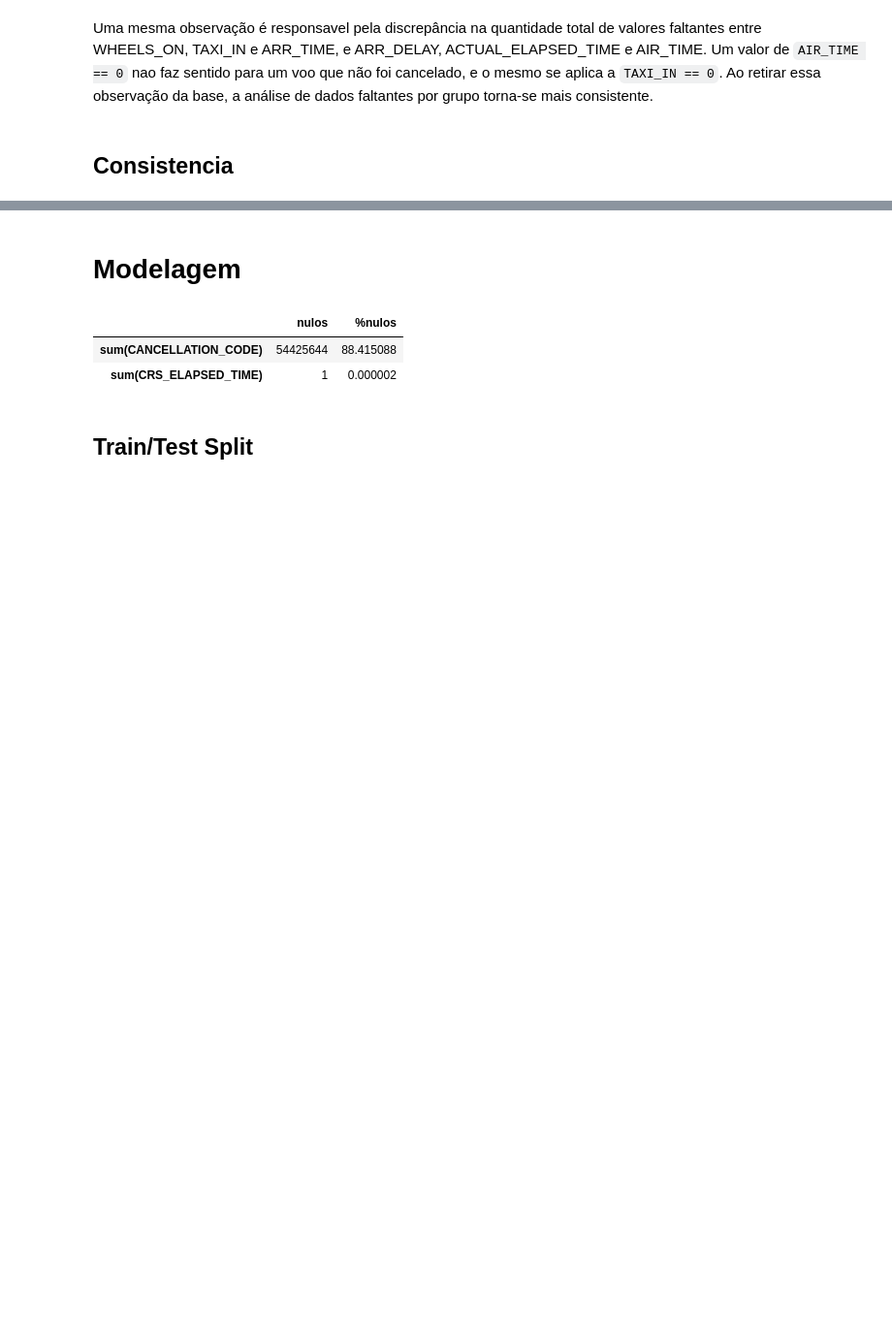
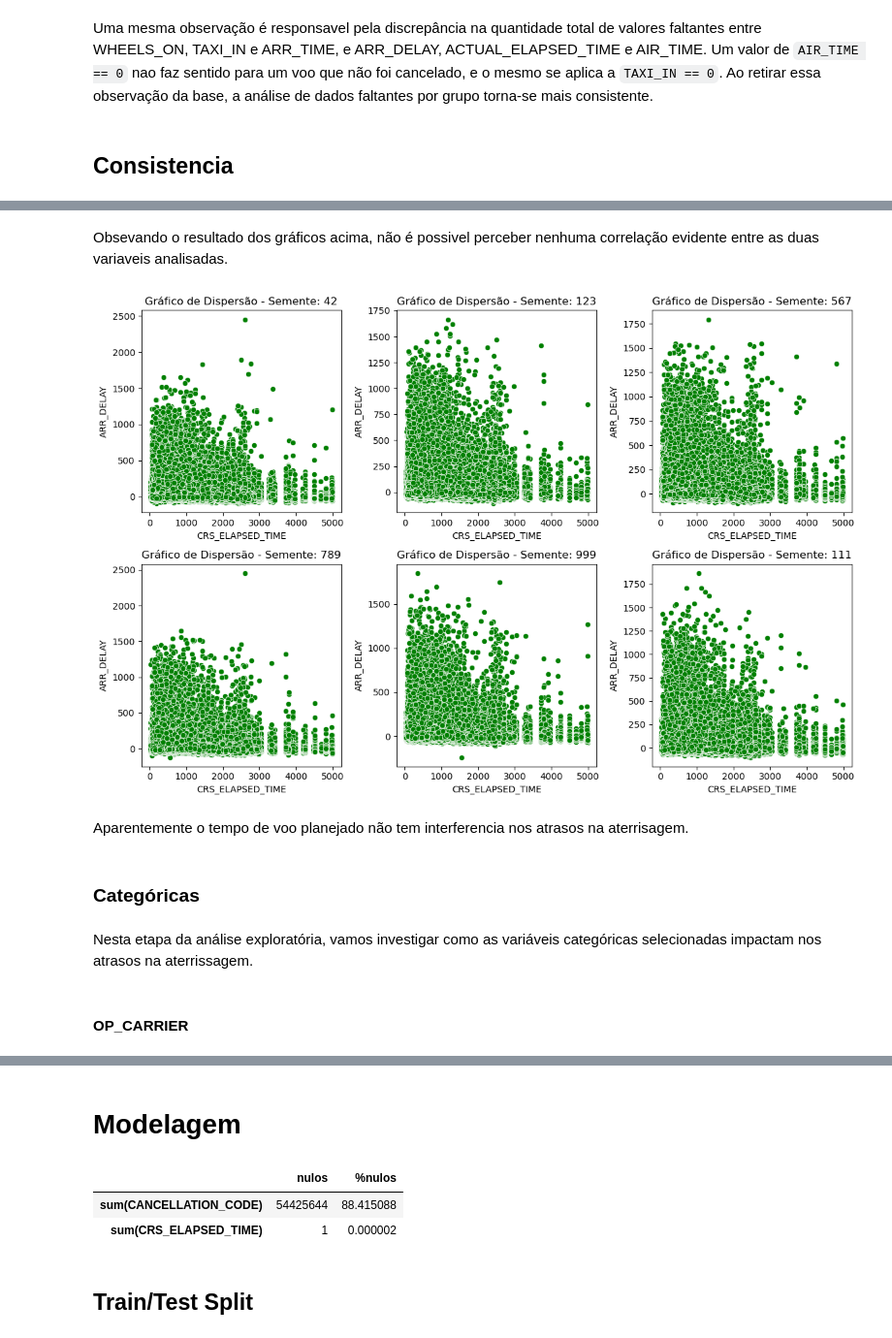
Before and after one commit to caio-a-garcia/BIG-DATA-Projeto-Final, a Jupyter notebook: Limpeza_de_dados.ipynb, the cells around one changed output, grey strips where cells are left out. Shown at 97% size. Saved outputs shown, nothing was run; the diff lists cells and outputs as text; code cells hidden in the pictures; blank space fills up the shorter version.

```diff
--- a/Limpeza_de_dados.ipynb
+++ b/Limpeza_de_dados.ipynb
@@ -388,0 +670,42 @@ assert (df.filter((df.DEP_TIME % 1 != 0) | (df.DEP_DELAY % 1 != 0)).count() == 0
+# %% [markdown]
+Obsevando o resultado dos gráficos acima, não é possivel perceber nenhuma correlação evidente entre as duas variaveis analisadas.
+# %%
+# Criando dataframe com as duas váriaveis
+df_distance_delay = df_final.select("DISTANCE", "ARR_DELAY")
+
+# Lista de sementes aleatórias
+sementes_aleatorias = [42, 123, 567, 789, 999, 111]
+
+# Configurar
+num_linhas = int(len(sementes_aleatorias) / 3)
+num_colunas = 3  # Você pode ajustar o número de colunas conforme necessário
+fig, axs = plt.subplots(num_linhas, num_colunas, figsize=(12,8))
+
+# Loop através das sementes
+for i, semente in enumerate(sementes_aleatorias):
+    # Criar uma amostra do DataFrame usando a semente
+    df_amostra = df_distance_delay.sample(withReplacement=False, fraction=0.05, seed=semente)
+
+    # Coletar a amostra para o ambiente local (Pandas DataFrame)
+    df_pandas = df_amostra.toPandas()
+
+    # Realizar análise exploratória com Seaborn e Matplotlib
+    # Converter axs[i] em um eixo individual usando [0]
+    sns.scatterplot(x='DISTANCE', y='ARR_DELAY', data=df_pandas, ax=axs[i // num_colunas, i % num_colunas], color="green")
+    axs[i // num_colunas, i % num_colunas].set_xlabel('CRS_ELAPSED_TIME')
+    axs[i // num_colunas, i % num_colunas].set_ylabel('ARR_DELAY')
+    axs[i // num_colunas, i % num_colunas].set_title(f'Gráfico de Dispersão - Semente: {semente}')
+
+# Ajustar layout e exibir os subplots
+plt.tight_layout()
+plt.show()
+# %% [output]
+[figure, added]
+# %% [markdown]
+Aparentemente o tempo de voo planejado não tem interferencia nos atrasos na aterrisagem.
+# %% [markdown]
+### Categóricas
+# %% [markdown]
+Nesta etapa da análise exploratória, vamos investigar como as variáveis categóricas selecionadas impactam nos atrasos na aterrissagem.
+# %% [markdown]
+#### OP_CARRIER
```
Also changed, not shown: parts of 65 cells of this notebook, 1 other file.
